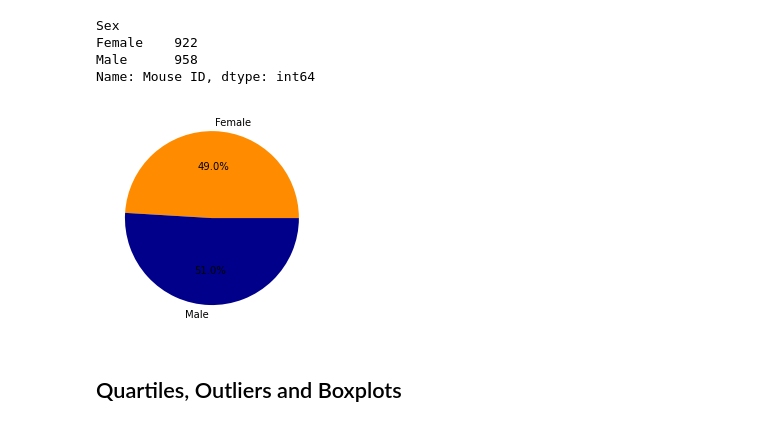
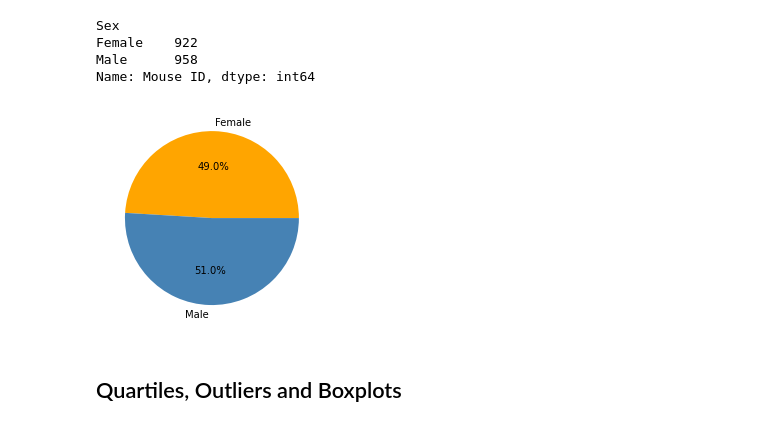
Before and after one commit to miatsivitse/matplotlib-challenge, a Jupyter notebook: Assignment/Assignment 5 - Pymaceuticals.ipynb, the cells around one changed output. Cells and saved outputs as stored; diff of their text form; code cells hidden in the pictures.

```diff
--- a/Assignment/Assignment 5 - Pymaceuticals.ipynb
+++ b/Assignment/Assignment 5 - Pymaceuticals.ipynb
@@ -210,12 +210,12 @@ Name: Mouse ID, dtype: int64
 # %%
 # Generate a pie plot showing the distribution of female versus male mice using pyplot
 sizes = ["922", "958"]
 labels = ["Female", "Male"]
-colors = ["darkorange", "darkblue"]
+colors = ["orange", "steelblue"]
 plt.pie(sizes, labels=labels, colors=colors, autopct='%1.1f%%')
 plt.show()
 # %% [output]
-[figure, old version]
+[figure, new version]
 # %% [markdown]
 ## Quartiles, Outliers and Boxplots
 # %%
```
Also changed, not shown: parts of 1 cell of this notebook.
